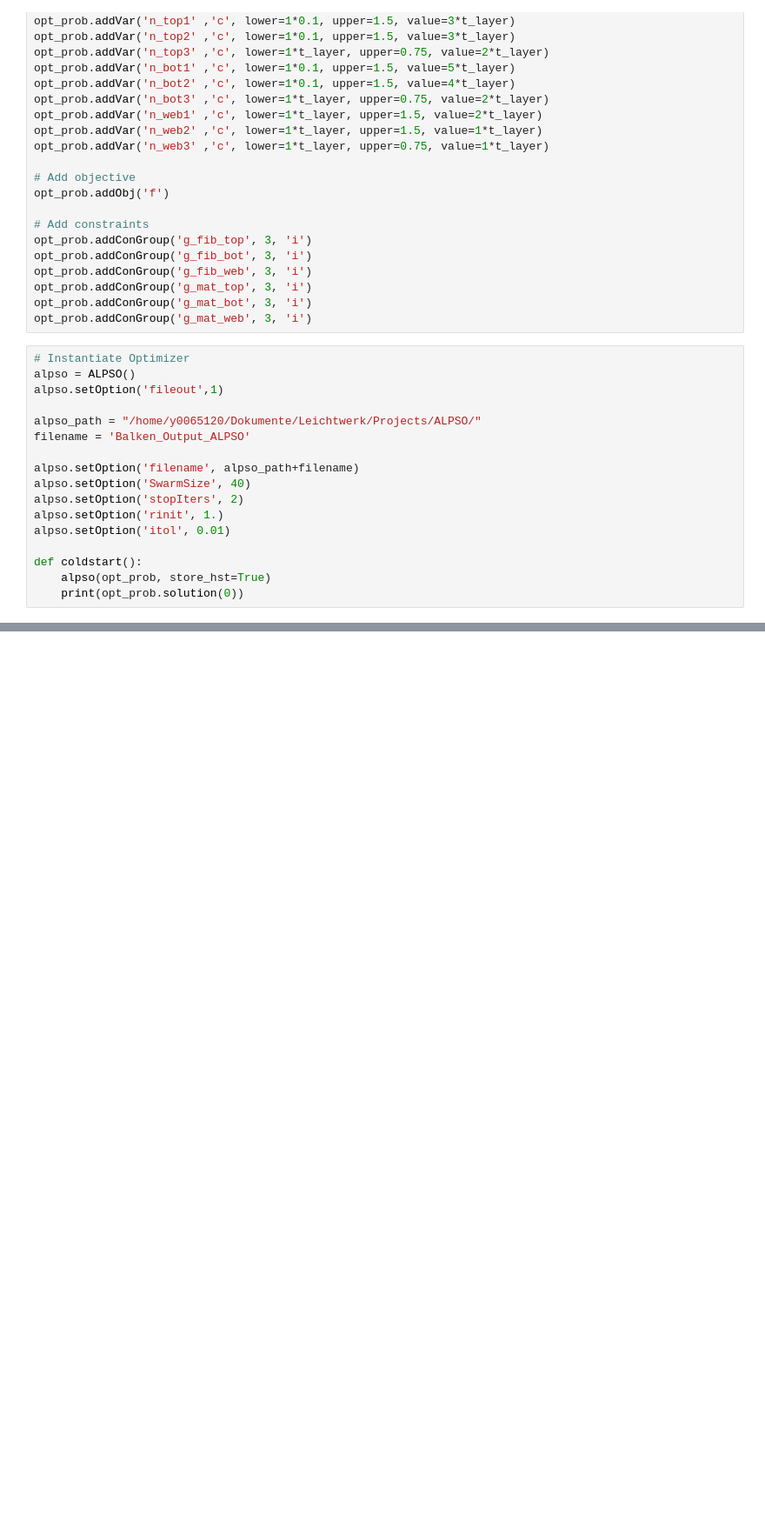
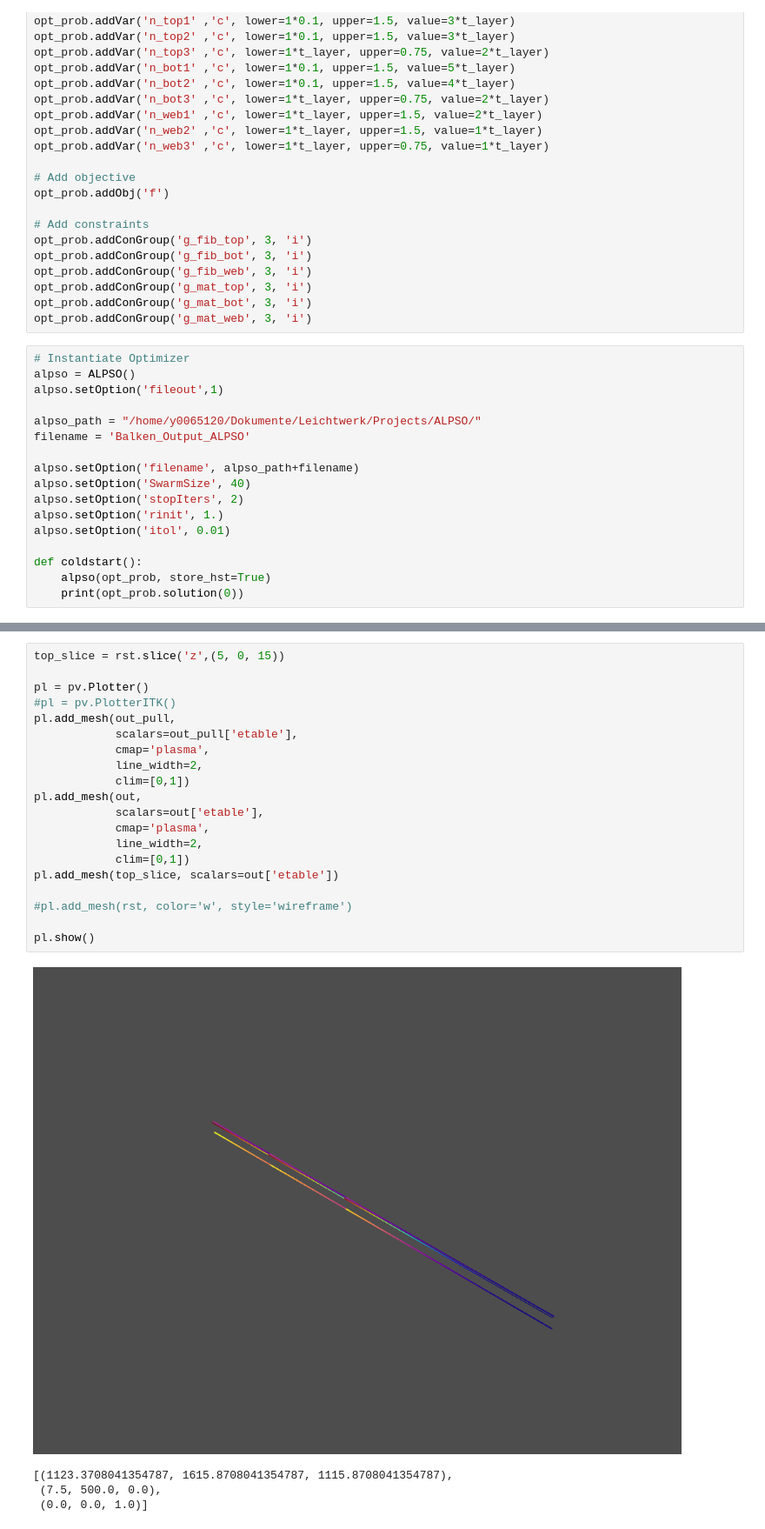
Before and after one commit to lukitox/master-thesis, a Jupyter notebook: examples/balken/faserverbundbalken.ipynb, the cells around one changed output, grey strips where cells are left out. Shown: that part at 87% size. Saved outputs shown, nothing was run; the diff lists cells and outputs as text; blank space fills up the shorter version.

```diff
--- a/examples/balken/faserverbundbalken.ipynb
+++ b/examples/balken/faserverbundbalken.ipynb
@@ -378,0 +516,25 @@ KeyboardInterrupt:
+# %%
+top_slice = rst.slice('z',(5, 0, 15))
+
+pl = pv.Plotter()
+#pl = pv.PlotterITK()
+pl.add_mesh(out_pull,
+            scalars=out_pull['etable'],
+            cmap='plasma',
+            line_width=2,
+            clim=[0,1])
+pl.add_mesh(out,
+            scalars=out['etable'],
+            cmap='plasma',
+            line_width=2,
+            clim=[0,1])
+pl.add_mesh(top_slice, scalars=out['etable'])
+
+#pl.add_mesh(rst, color='w', style='wireframe')
+
+pl.show()
+# %% [output]
+[figure, added]
+[(1123.3708041354787, 1615.8708041354787, 1115.8708041354787),
+ (7.5, 500.0, 0.0),
+ (0.0, 0.0, 1.0)]
```
Also changed, not shown: parts of 10 cells of this notebook.
